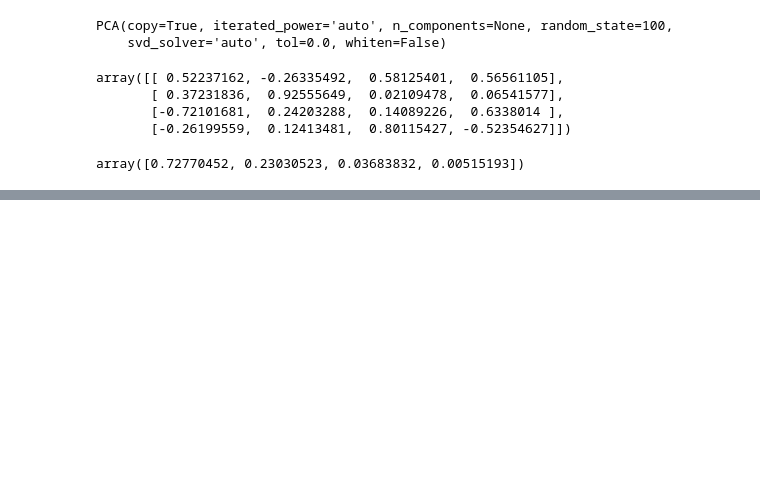
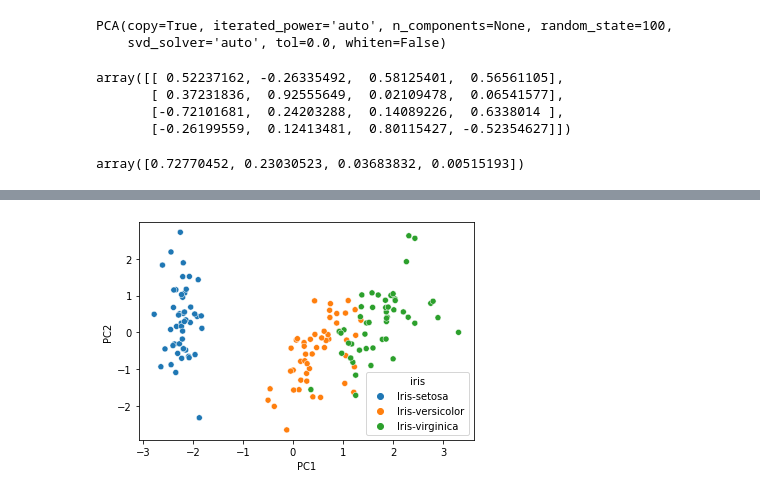
Before and after one commit to addicted-ai/PCA, a Jupyter notebook: iris_pca.ipynb, the cells around one changed output, grey strips where cells are left out. Drawn from its saved outputs; the diff is of its cells as text; code cells hidden in the pictures; blank space fills up the shorter version.

```diff
--- a/iris_pca.ipynb
+++ b/iris_pca.ipynb
@@ -94,0 +114,8 @@ array([0.72770452, 0.23030523, 0.03683832, 0.00515193])
+# %%
+pca2 = PCA(n_components=2, random_state=100)
+# %%
+newdf = pca2.fit_transform(x)
+# %%
+print(newdf.shape)
+df2 = pd.DataFrame(newdf,columns=['PC1', 'PC2'])
+df2.head()
@@ -94,0 +130,2 @@ array([0.72770452, 0.23030523, 0.03683832, 0.00515193])
+# %%
+df_final = pd.concat([df2, y ], axis=1)
@@ -94,0 +144,5 @@ array([0.72770452, 0.23030523, 0.03683832, 0.00515193])
+# %%
+sns.scatterplot(data=df_final, x='PC1', y='PC2', hue='iris')
+plt.show()
+# %% [output]
+[figure, added]
```
Also changed, not shown: parts of 9 cells of this notebook.
